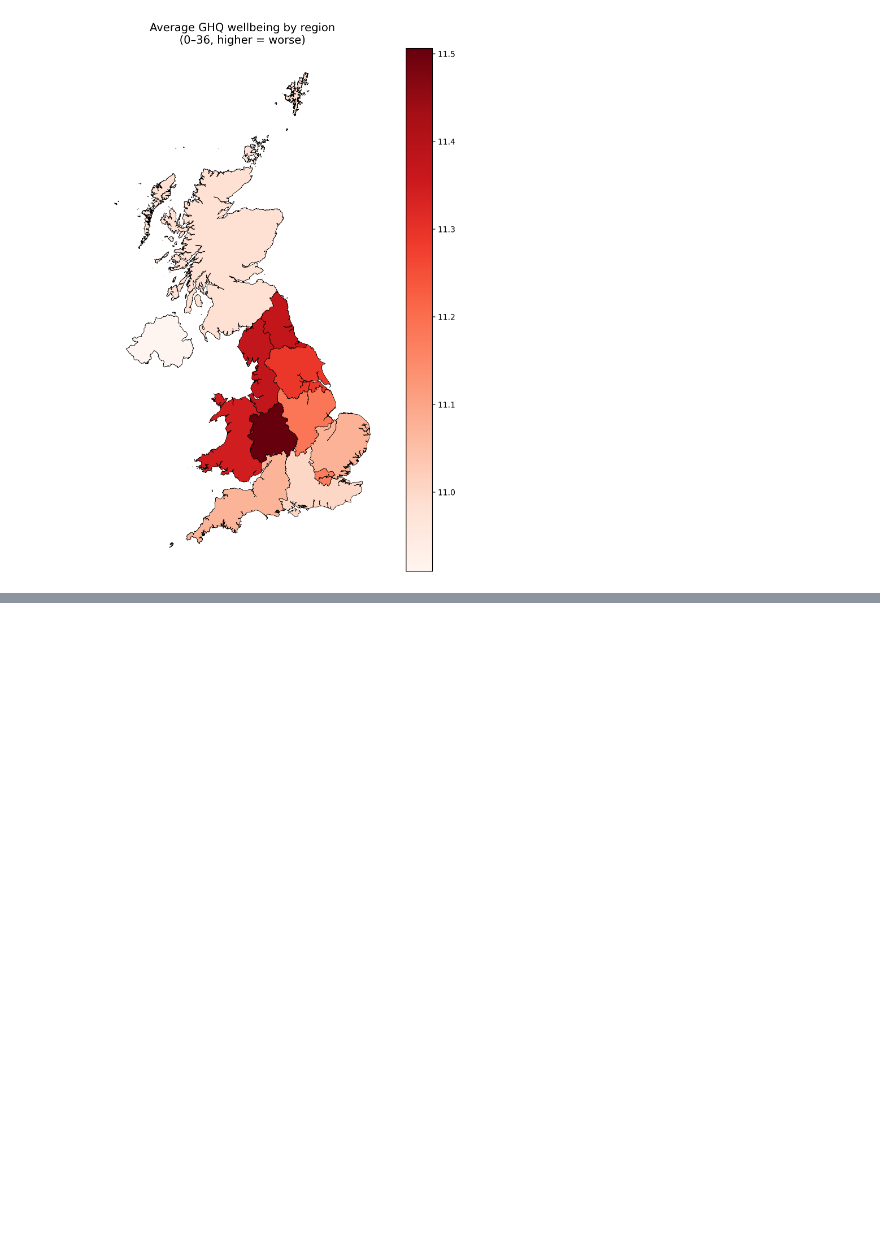
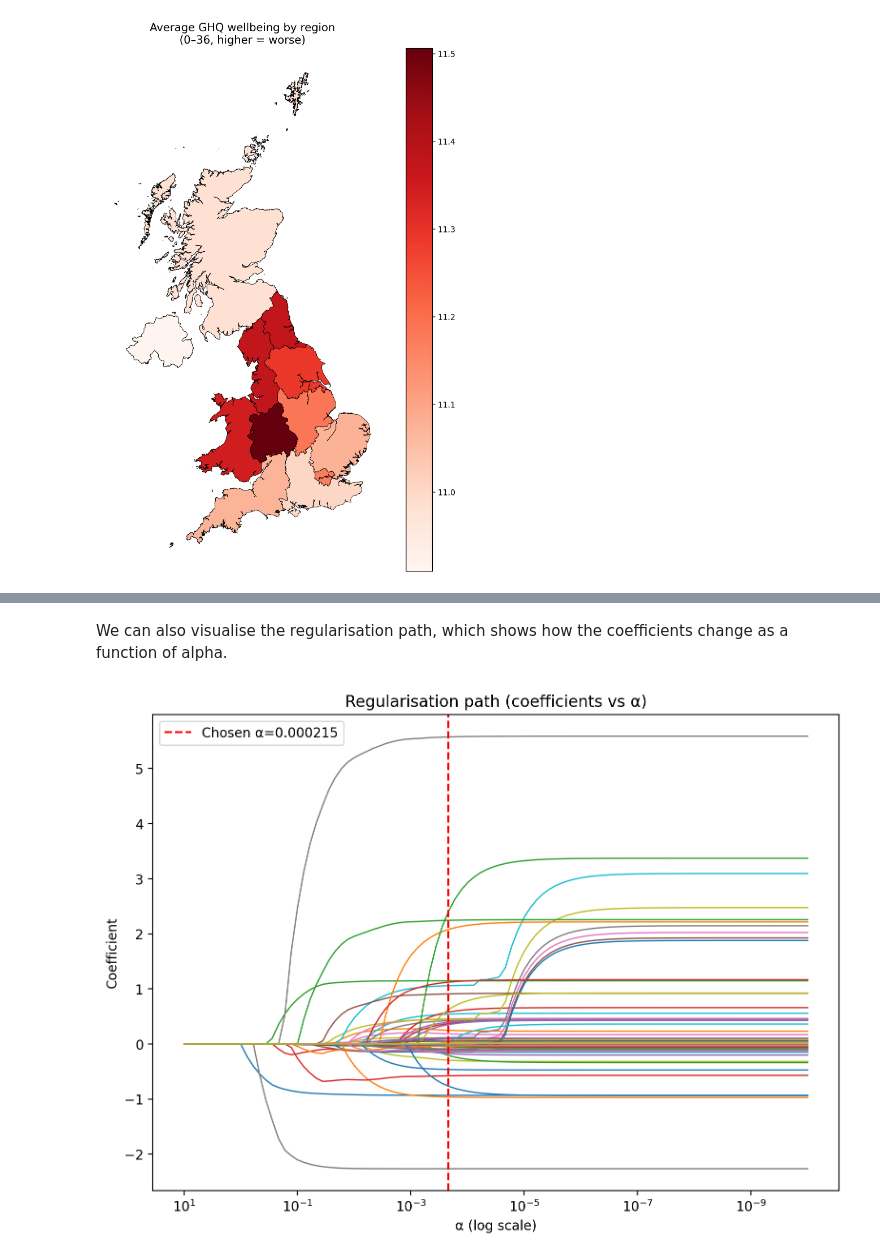
Before and after one commit to arikatz123/ukhls_informal_institutions_project, a Jupyter notebook: notebooks/refined_data_processing.ipynb, the cells around one changed output, grey strips where cells are left out. Drawn from its saved outputs; the diff is of its cells as text; code cells hidden in the pictures; blank space fills up the shorter version.

```diff
--- a/notebooks/refined_data_processing.ipynb
+++ b/notebooks/refined_data_processing.ipynb
@@ -850,0 +939,33 @@ results_summary[["Variable", "Coefficient", "P-value"]].head(20)
+# %% [markdown]
+We can also visualise the regularisation path, which shows how the coefficients change as a function of alpha.
+# %%
+from sklearn.linear_model import lasso_path
+
+X_centered = X_processed - X_processed.mean(axis=0)
+Y_centered = Y_processed - Y_processed.mean()
+
+# Use the exact same parameters as LassoCV for perfect matching
+alphas_path, coefs_path, _ = lasso_path(
+    X_centered,
+    Y_centered,
+    alphas=alphas,
+    max_iter=lasso.max_iter,
+    tol=lasso.tol,
+    selection=lasso.selection
+)
+
+plt.figure(figsize=(8,6))
+for k in range(coefs_path.shape[0]):  # each feature
+    plt.plot(alphas_path,(coefs_path[k, :]), lw=1)
+
+plt.xscale('log')
+plt.gca().invert_xaxis()
+plt.xlabel('α (log scale)')
+plt.axvline(lasso.alpha_, ls='--', color='red', label=f'Chosen α={lasso.alpha_:.3g}')
+plt.legend()
+plt.ylabel('Coefficient')
+plt.title('Regularisation path (coefficients vs α)')
+plt.tight_layout()
+plt.show()
+# %% [output]
+[figure, added]
```
Also changed, not shown: parts of 16 cells of this notebook.
